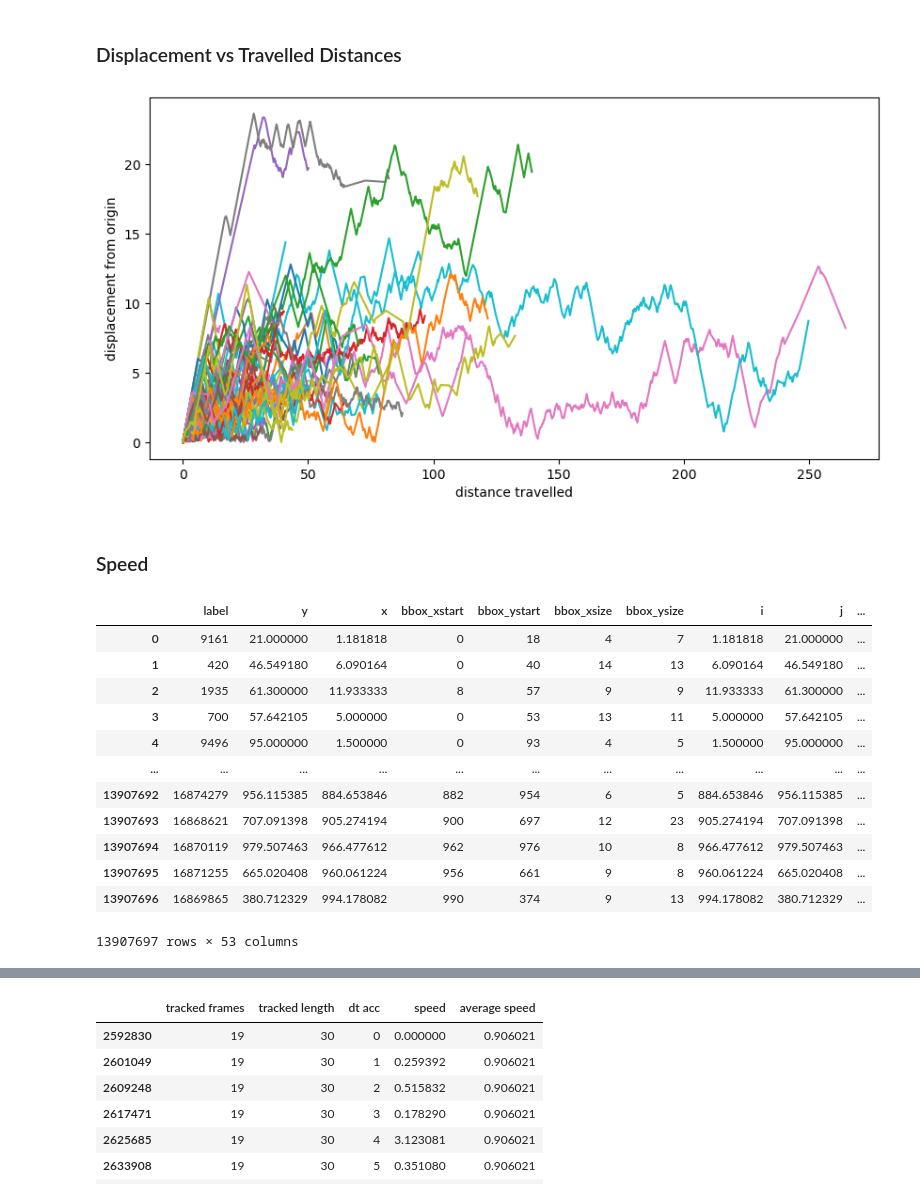
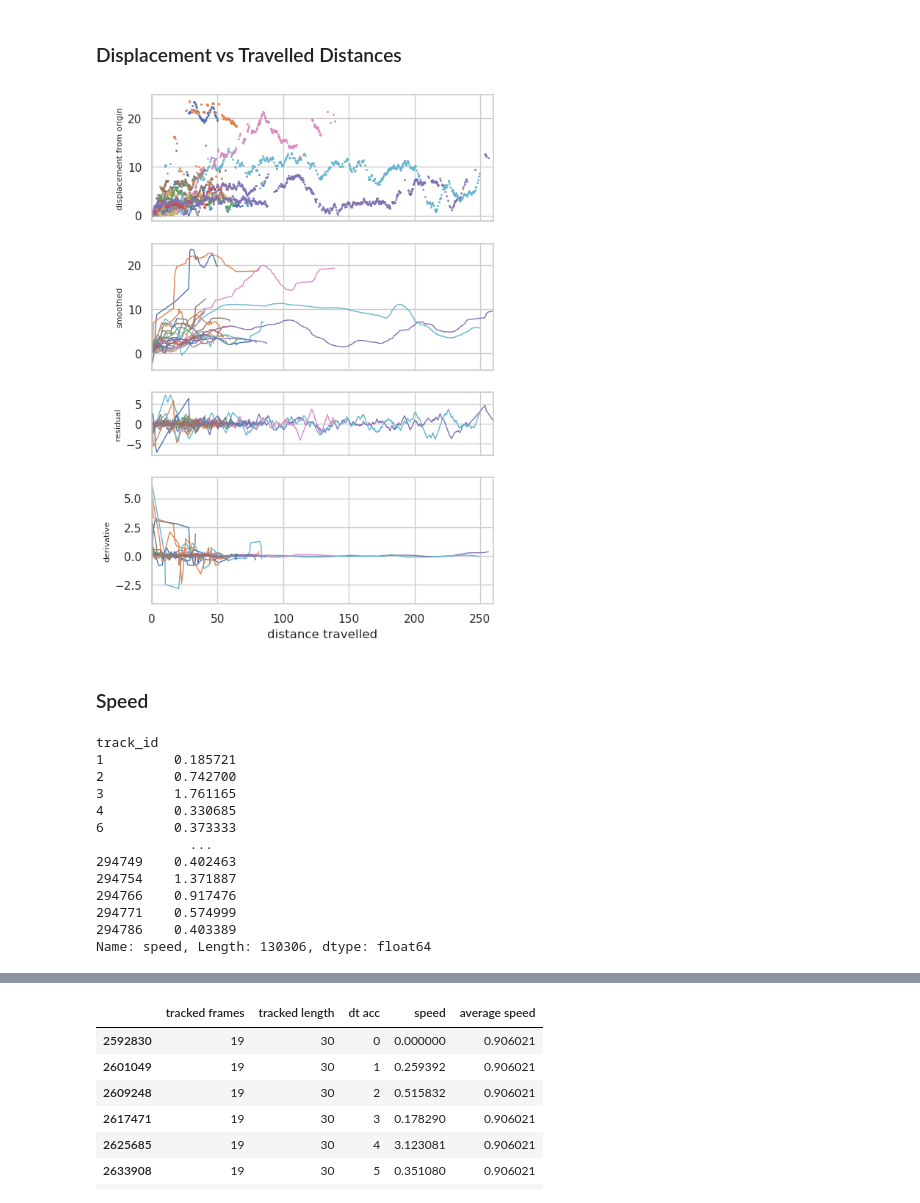
Before and after one commit to bpi-oxford/Cytotoxicity-Pipeline, a Jupyter notebook: notebooks/example_6.ipynb, the cells around one changed output, grey strips where cells are left out. Drawn from its saved outputs; the diff is of its cells as text; code cells hidden in the pictures.

Commit message:
updated histogramm plotting

```diff
--- a/notebooks/example_6.ipynb
+++ b/notebooks/example_6.ipynb
@@ -42,7 +42,7 @@ tracks_df_filtered_tcell["distance travelled"] = tracks_df_filtered_tcell.groupb
 tracks_df_filtered_tcell["vel_x"] = (diff["x"]/diff["frame"]).fillna(0)
 tracks_df_filtered_tcell["vel_y"] = (diff["y"]/diff["frame"]).fillna(0)
 tracks_df_filtered_tcell["speed"] = (np.linalg.norm(diff[["x","y"]], axis=1)/diff['frame']).fillna(0)
-
+tracks_df_filtered_tcell["speed acc"] = tracks_df_filtered_tcell.groupby(['track_id'])['speed'].cumsum().fillna(0)
 # TODO: Track tortuosity
 
 tracks_df_filtered_tcell
@@ -241,31 +242,57 @@ Text(0.5, 0, 'fraction')
 ### Displacement vs Travelled Distances
 # %%
 from tqdm import tqdm
+from  scipy.signal import savgol_filter
 
-fig, axs = plt.subplots(1,1,figsize=(10,5))
+fig, axs = plt.subplots(4,1,figsize=(6,9),sharex=True,height_ratios=[2, 2,1,2])
 #axs.set_xlim(0,100)
 #axs.set_ylim(0,100)
 
 # isolate one cell
 TRACK_ID_TCELL = 37
 
-for t_id in range(400,500):
+for t_id in range(400,450):
 
     single_tcell_df = tracks_df_filtered_tcell.loc[tracks_df_filtered_tcell["track_id"]==t_id]
     single_tcell_df = single_tcell_df.sort_values(by=["frame"])
+    data = single_tcell_df["displacement from origin"]
+    if len(data) < 18:
+        continue
+    smooth = savgol_filter(data,mode="interp", window_length=int(len(data)/2)-1, polyorder=6)
+    #smooth = savgol_filter(data,mode="interp", window_length=len(data)-1, polyorder=5)
+    diff_tcell = np.diff(smooth)
+    #diff_tcell.extend(diff_tcell[-1])
 
-    axs.plot(single_tcell_df["distance travelled"], single_tcell_df["displacement from origin"])
-    axs.set_xlabel("distance travelled")
-    axs.set_ylabel("displacement from origin")
+
+    axs[0].scatter(single_tcell_df["distance travelled"], single_tcell_df["displacement from origin"], s=1)
+    #axs[0].set_xlabel("distance travelled")
+    axs[0].set_ylabel("displacement from origin",fontsize=8)
+    axs[0].set_xlim(0,260)
+
+    axs[1].plot(single_tcell_df["distance travelled"], smooth, lw=1)
+    #axs[1].set_xlabel("distance travelled")
+    axs[1].set_ylabel("smoothed",fontsize=8)
+    axs[1].set_xlim(0,260)
+
+    axs[2].plot(single_tcell_df["distance travelled"], data-smooth, lw=1)
+    #axs[1].set_xlabel("distance travelled")
+    axs[2].set_ylabel("residual",fontsize=8)
+    axs[2].set_xlim(0,260)
+
+    axs[3].plot(single_tcell_df["distance travelled"][:-1], diff_tcell, lw=1)
+    axs[3].set_xlabel("distance travelled")
+    axs[3].set_ylabel("derivative",fontsize=8)
+    axs[3].set_xlim(0,260)
+    #axs[1].set_ylabel("displacement from origin")
 
 
 # for t in tqdm(range(2000)):
 #     single_tcell_df_ = single_tcell_df[single_tcell_df["frame"] == t]
 #     single_tcell_df_.plot("distance travelled","displacement from origin",ax=axs,lw=0.2)
 
 # axs.get_legend().remove()
 # %% [output]
-[figure, old version]
+[figure, new version]
 # %% [markdown]
 ### Speed
 # %%
@@ -273,19 +300,20 @@ tracks_df_filtered_tcell_ = tracks_df_filtered_tcell
 
 tracks_df_filtered_tcell_
 
-#tracks_df_filtered_tcell_["average speed"] = tracks_df_filtered_tcell_.groupby(["track_id"])["speed"].mean()
-#tracks_df_filtered_tcell_
+speed = tracks_df_filtered_tcell_.groupby(["track_id"])["speed"].mean()
+pd.set_option("display.max_columns", None)
+speed
 # %% [output]
-|  | label | y | x | bbox_xstart | bbox_ystart | bbox_xsize | bbox_ysize | i | j | ... |
-| 0 | 9161 | 21.000000 | 1.181818 | 0 | 18 | 4 | 7 | 1.181818 | 21.000000 | ... |
-| 1 | 420 | 46.549180 | 6.090164 | 0 | 40 | 14 | 13 | 6.090164 | 46.549180 | ... |
-| 2 | 1935 | 61.300000 | 11.933333 | 8 | 57 | 9 | 9 | 11.933333 | 61.300000 | ... |
-| 3 | 700 | 57.642105 | 5.000000 | 0 | 53 | 13 | 11 | 5.000000 | 57.642105 | ... |
-| 4 | 9496 | 95.000000 | 1.500000 | 0 | 93 | 4 | 5 | 1.500000 | 95.000000 | ... |
-| ... | ... | ... | ... | ... | ... | ... | ... | ... | ... | ... |
-| 13907692 | 16874279 | 956.115385 | 884.653846 | 882 | 954 | 6 | 5 | 884.653846 | 956.115385 | ... |
-| 13907693 | 16868621 | 707.091398 | 905.274194 | 900 | 697 | 12 | 23 | 905.274194 | 707.091398 | ... |
-| 13907694 | 16870119 | 979.507463 | 966.477612 | 962 | 976 | 10 | 8 | 966.477612 | 979.507463 | ... |
-| 13907695 | 16871255 | 665.020408 | 960.061224 | 956 | 661 | 9 | 8 | 960.061224 | 665.020408 | ... |
-| 13907696 | 16869865 | 380.712329 | 994.178082 | 990 | 374 | 9 | 13 | 994.178082 | 380.712329 | ... |
-13907697 rows × 53 columns
+track_id
+1         0.185721
+2         0.742700
+3         1.761165
+4         0.330685
+6         0.373333
+            ...
+294749    0.402463
+294754    1.371887
+294766    0.917476
+294771    0.574999
+294786    0.403389
+Name: speed, Length: 130306, dtype: float64
```
Also changed, not shown: parts of 9 cells of this notebook.
